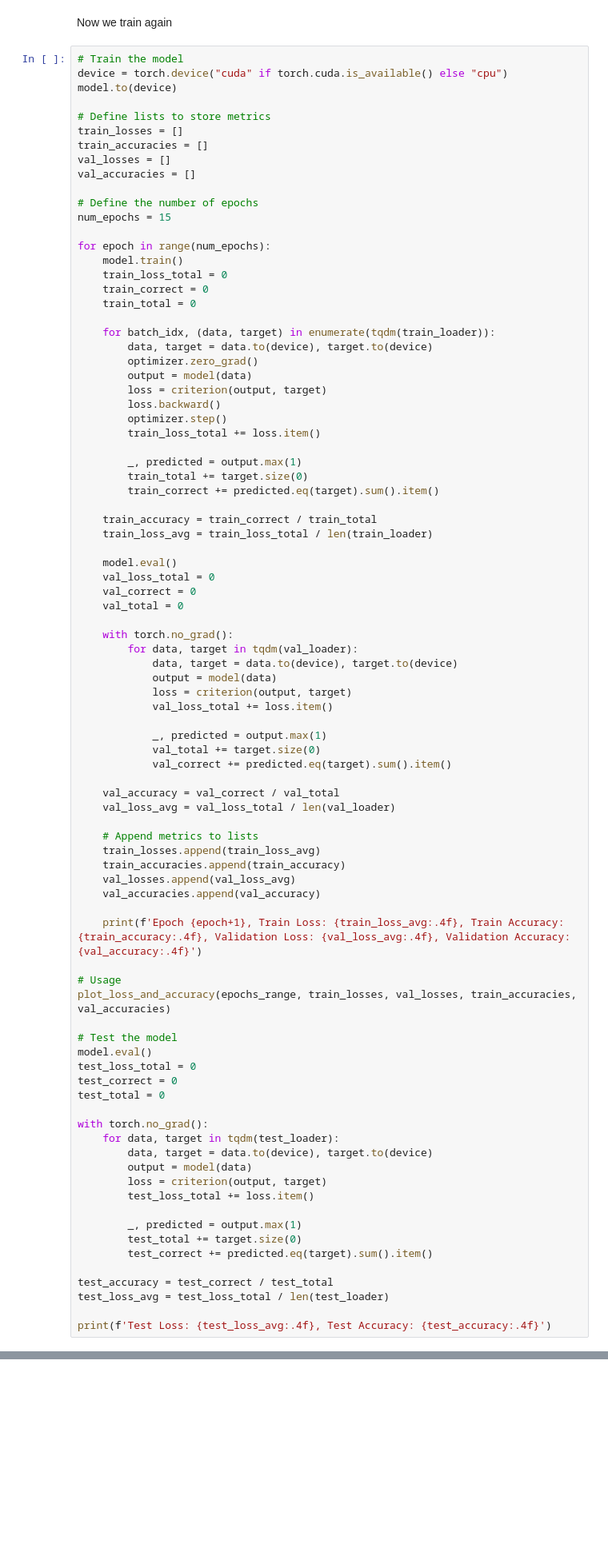
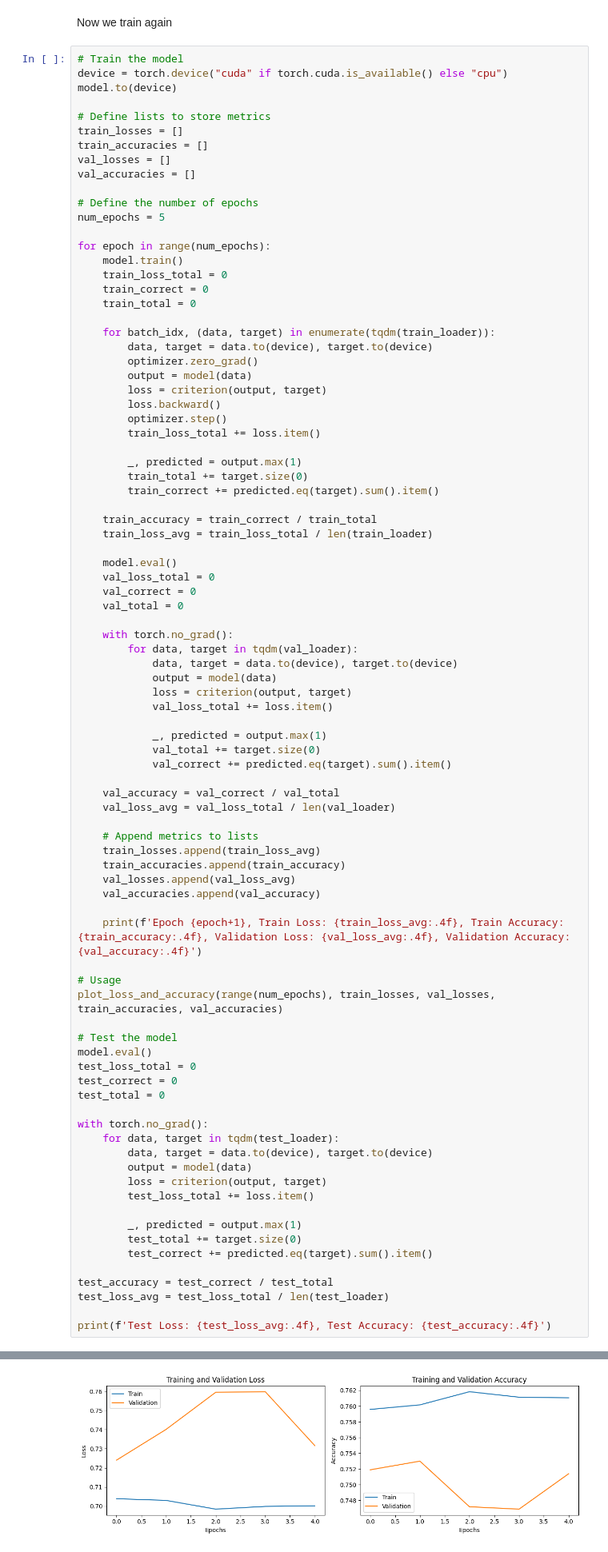
Before and after one commit to albarqounilab/EEDA-Autumn-School, a Jupyter notebook: 3. CNNs/CNNs_solution.ipynb, the cells around one changed output, grey strips where cells are left out. Shown: that part at 80% size. Drawn from its saved outputs; the diff is of its cells as text; blank space fills up the shorter version.

```diff
--- a/3. CNNs/CNNs_solution.ipynb
+++ b/3. CNNs/CNNs_solution.ipynb
@@ -1034,7 +1070,7 @@ val_losses = []
 val_accuracies = []
 
 # Define the number of epochs
-num_epochs = 15
+num_epochs = 5
 
 for epoch in range(num_epochs):
     model.train()
@@ -1086,7 +1122,7 @@ for epoch in range(num_epochs):
     print(f'Epoch {epoch+1}, Train Loss: {train_loss_avg:.4f}, Train Accuracy: {train_accuracy:.4f}, Validation Loss: {val_loss_avg:.4f}, Validation Accuracy: {val_accuracy:.4f}')
 
 # Usage
-plot_loss_and_accuracy(epochs_range, train_losses, val_losses, train_accuracies, val_accuracies)
+plot_loss_and_accuracy(range(num_epochs), train_losses, val_losses, train_accuracies, val_accuracies)
 
 # Test the model
 model.eval()
@@ -1109,3 +1145,4 @@ test_accuracy = test_correct / test_total
 test_loss_avg = test_loss_total / len(test_loader)
 
 print(f'Test Loss: {test_loss_avg:.4f}, Test Accuracy: {test_accuracy:.4f}')
+# %% [output]
@@ -1111,0 +1154 @@ print(f'Test Loss: {test_loss_avg:.4f}, Test Accuracy: {test_accuracy:.4f}')
+[figure, added]
```
Also changed, not shown: parts of 27 cells of this notebook, 4 other files.
